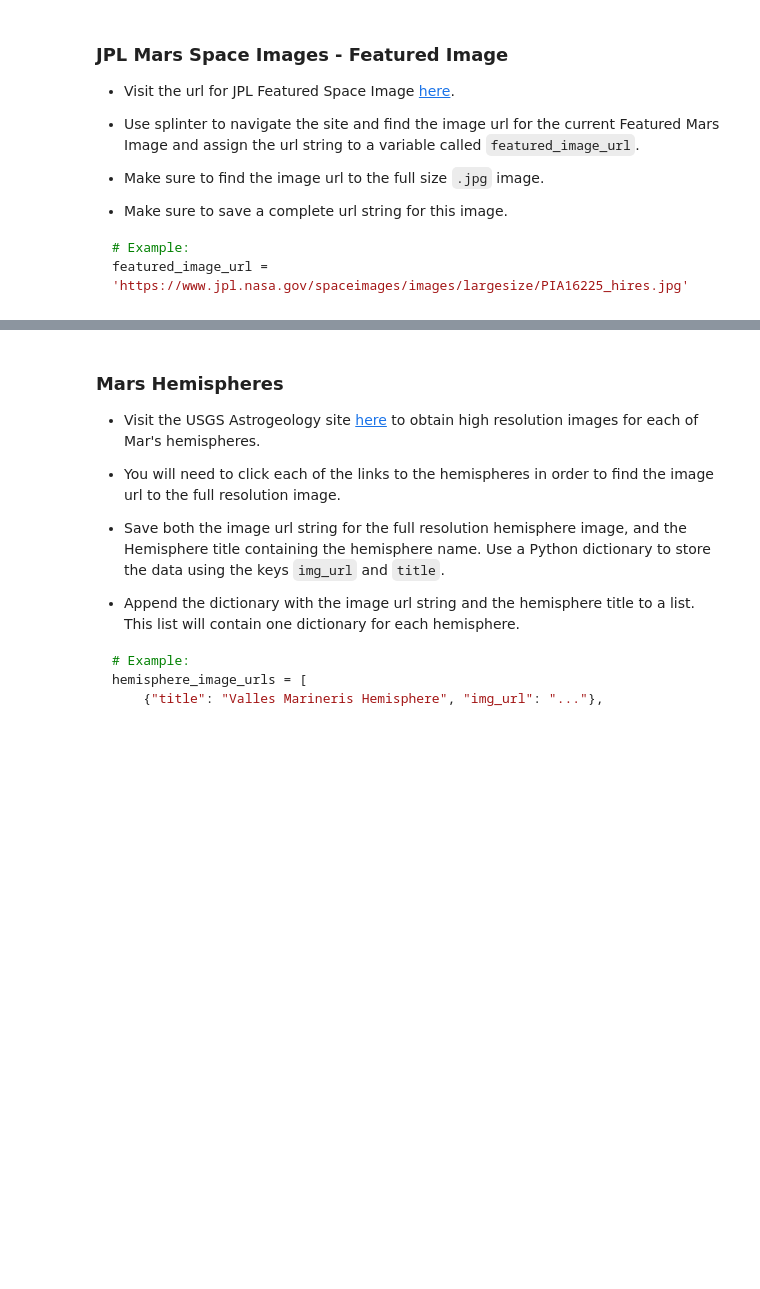
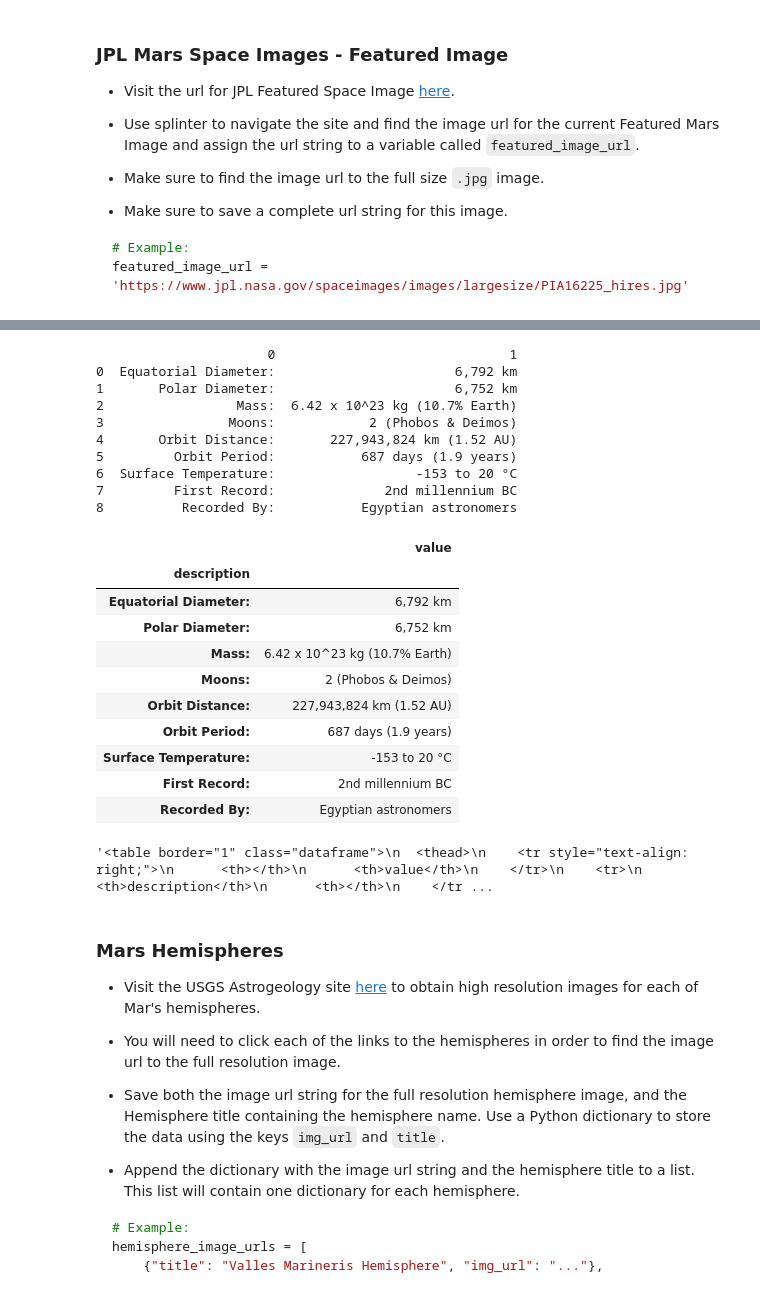
Before and after one commit to sn95033/Space-Adventures, a Jupyter notebook: Mission_to_Mars.ipynb, the cells around one changed output, grey strips where cells are left out. Cells and saved outputs as stored; diff of their text form; code cells hidden in the pictures; blank space fills up the shorter version.

```diff
--- a/Mission_to_Mars.ipynb
+++ b/Mission_to_Mars.ipynb
@@ -110,0 +252,33 @@ mars_weather = 'Sol 1801 (Aug 30, 2017), Sunny, high -21C/-5F, low -80C/-112F, p
+# %%
+import pandas as pd
+df = pd.read_html('https://space-facts.com/mars/')[0]
+print(df)
+df.columns=['description', 'value']
+df.set_index('description', inplace=True)
+df
+# %% [output]
+                      0                              1
+0  Equatorial Diameter:                       6,792 km
+1       Polar Diameter:                       6,752 km
+2                 Mass:  6.42 x 10^23 kg (10.7% Earth)
+3                Moons:            2 (Phobos & Deimos)
+4       Orbit Distance:       227,943,824 km (1.52 AU)
+5         Orbit Period:           687 days (1.9 years)
+6  Surface Temperature:                  -153 to 20 °C
+7         First Record:              2nd millennium BC
+8          Recorded By:           Egyptian astronomers
+|  | value |
+| description |  |
+| Equatorial Diameter: | 6,792 km |
+| Polar Diameter: | 6,752 km |
+| Mass: | 6.42 x 10^23 kg (10.7% Earth) |
+| Moons: | 2 (Phobos & Deimos) |
+| Orbit Distance: | 227,943,824 km (1.52 AU) |
+| Orbit Period: | 687 days (1.9 years) |
+| Surface Temperature: | -153 to 20 °C |
+| First Record: | 2nd millennium BC |
+| Recorded By: | Egyptian astronomers |
+# %%
+df.to_html()
+# %% [output]
+'<table border="1" class="dataframe">\n  <thead>\n    <tr style="text-align: right;">\n      <th></th>\n      <th>value</th>\n    </tr>\n    <tr>\n      <th>description</th>\n      <th></th>\n    </tr ...
```
Also changed, not shown: parts of 26 cells of this notebook, 5 other files.
